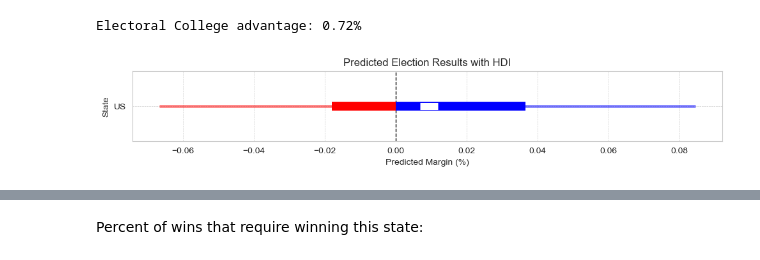
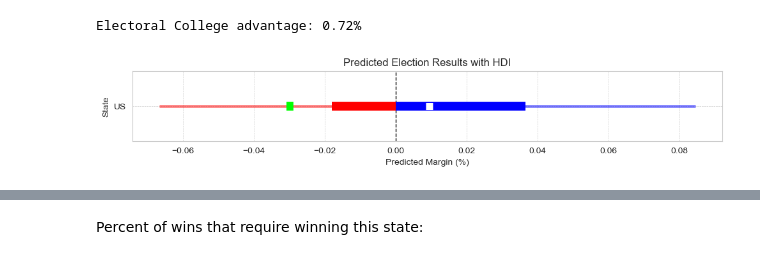
Before and after one commit to andrewpwalters/US-Presidential-Fundamentals, a Jupyter notebook: Notebooks/Polling Model - United States 2024.ipynb, the cells around one changed output, grey strips where cells are left out. Drawn from its saved outputs; the diff is of its cells as text; code cells hidden in the pictures.

Commit message:
Update to Run Graphs After Election

```diff
--- a/Notebooks/Polling Model - United States 2024.ipynb
+++ b/Notebooks/Polling Model - United States 2024.ipynb
@@ -1891,6 +1891,8 @@ plt.savefig('margin_needed.png')
 print("Electoral College advantage: "+f"{100*-intercept/slope:.2f}"+"%")
 # %% [output]
 Electoral College advantage: 0.72%
+# %%
+df_actual_results = pd.read_csv("../Data/clean/2024_president_results.csv")
 # %%
 df_winp = df_results.filter(regex='_margin$')
 df_winp.columns = df_winp.columns.str.replace('_margin$', '', regex=True)
@@ -1905,67 +1907,51 @@ df_margin['hdi_25'] = (df_dem - df_gop).quantile(0.25)
 df_margin['hdi_mean'] = (df_dem - df_gop).quantile(0.50)
 df_margin['hdi_75'] = (df_dem - df_gop).quantile(0.75)
 df_margin['hdi_97'] = (df_dem - df_gop).quantile(0.97)
-#f_margin = df_margin*1.15
 
+df_margin['state_code'] = df_dem.columns.values
 df_margin = df_margin.merge(df_win_pct,left_index=True, right_index=True)
-df_margin = pd.merge(df_margin,df_state[['state_code','electoral_2024']], left_index=True, right_on='state_code')
+df_margin = df_margin.merge(df_actual_results[['margin','State']].set_index('State'),left_index=True, right_index=True)
 
 df_margin['scale'] = 10
 # %%
-# Sort the dataframe by the absolute value of 'hdi_mean'
-chart_df = df_margin.query("state_code == 'US'").sort_values(by='hdi_mean')
+chart_df = df_margin.query("index == 'US'").sort_values(by='hdi_mean')
 scale_factor = 1
 
-# Create custom y-axis positions based on cumulative electoral votes
 cumulative_votes = np.cumsum(chart_df['scale'] * scale_factor)
 y_positions = cumulative_votes - (chart_df['scale'] * scale_factor / 2)
 
-# Set up the figure
 plt.figure(figsize=(10, 2))
 
-# Plot each segment of the 50% HDI interval
 for i, row in chart_df.iterrows():
-    plt.hlines(y=y_positions[i], xmin=row['hdi_mean']-.0025, xmax=row['hdi_mean']+.0025, color='white', alpha=1, linewidth=row['scale'] * scale_factor*.8, zorder=5)
-    #plt.hlines(y=y_positions[i], xmin=row['margin']-.0025, xmax=row['margin']+.0025, color='lime', alpha=1, linewidth=row['electoral_2024'] * scale_factor, zorder=5)
-    # If hdi_75 is above 0, split the interval at 0
+    plt.hlines(y=y_positions[i], xmin=row['hdi_mean']-.001, xmax=row['hdi_mean']+.001, color='white', alpha=1, linewidth=row['scale'] * scale_factor*.8, zorder=5)
+    plt.hlines(y=y_positions[i], xmin=row['margin']-.001, xmax=row['margin']+.001, color='lime', alpha=1, linewidth=row['scale'] * scale_factor, zorder=5)
     if row['hdi_75'] > 0 and row['hdi_25'] < 0:
         plt.hlines(y_positions[i], row['hdi_25'], 0, color='red', linewidth=row['scale'] * scale_factor, zorder=3)
         plt.hlines(y_positions[i], 0, row['hdi_75'], color='blue', linewidth=row['scale'] * scale_factor, zorder=3)
-    # If the entire interval is above 0
     elif row['hdi_25'] >= 0:
         plt.hlines(y_positions[i], row['hdi_25'], row['hdi_75'], color='blue', linewidth=row['scale'] * scale_factor, zorder=3)
-    # If the entire interval is below 0
     elif row['hdi_75'] <= 0:
         plt.hlines(y_positions[i], row['hdi_25'], row['hdi_75'], color='red', linewidth=row['scale'] * scale_factor, zorder=3)
-    # If hdi_97 is above 0, split the interval at 0
     if row['hdi_97'] > 0 and row['hdi_03'] < 0:
         plt.hlines(y_positions[i], row['hdi_03'], 0, color='red', alpha=0.5, linewidth=row['scale'] * scale_factor / 3, zorder=3)
         plt.hlines(y_positions[i], 0, row['hdi_97'], color='blue', alpha=0.5, linewidth=row['scale'] * scale_factor / 3, zorder=3)
-    # If the entire interval is above 0
     elif row['hdi_03'] >= 0:
         plt.hlines(y_positions[i], row['hdi_03'], row['hdi_97'], color='blue', alpha=0.5, linewidth=row['scale'] * scale_factor / 3, zorder=3)
-    # If the entire interval is below 0
     elif row['hdi_97'] <= 0:
         plt.hlines(y_positions[i], row['hdi_03'], row['hdi_97'], color='red', alpha=0.5, linewidth=row['scale'] * scale_factor / 3, zorder=3)
 
-# Add a vertical line at zero for reference
 plt.axvline(x=0, color='black', linewidth=1, linestyle='--', zorder=1)
 
-# Set the y-axis labels to the state codes
 plt.yticks(y_positions, chart_df['state_code'])
 
-# Labels and title
 plt.xlabel('Predicted Margin (%)')
 plt.ylabel('State')
 plt.title('Predicted Election Results with HDI')
 
-# Improve grid appearance
 plt.grid(True, which='both', linestyle='--', linewidth=0.5)
 
-# Show the plot
 plt.tight_layout()
 
-# Display the plot
-plt.savefig('us.png')
+plt.savefig(f'../Results/2024_president/hdi_us.png')
 # %% [output]
-[figure, old version]
+[figure, new version]
```
Also changed, not shown: parts of 20 cells of this notebook, 1 other file.
